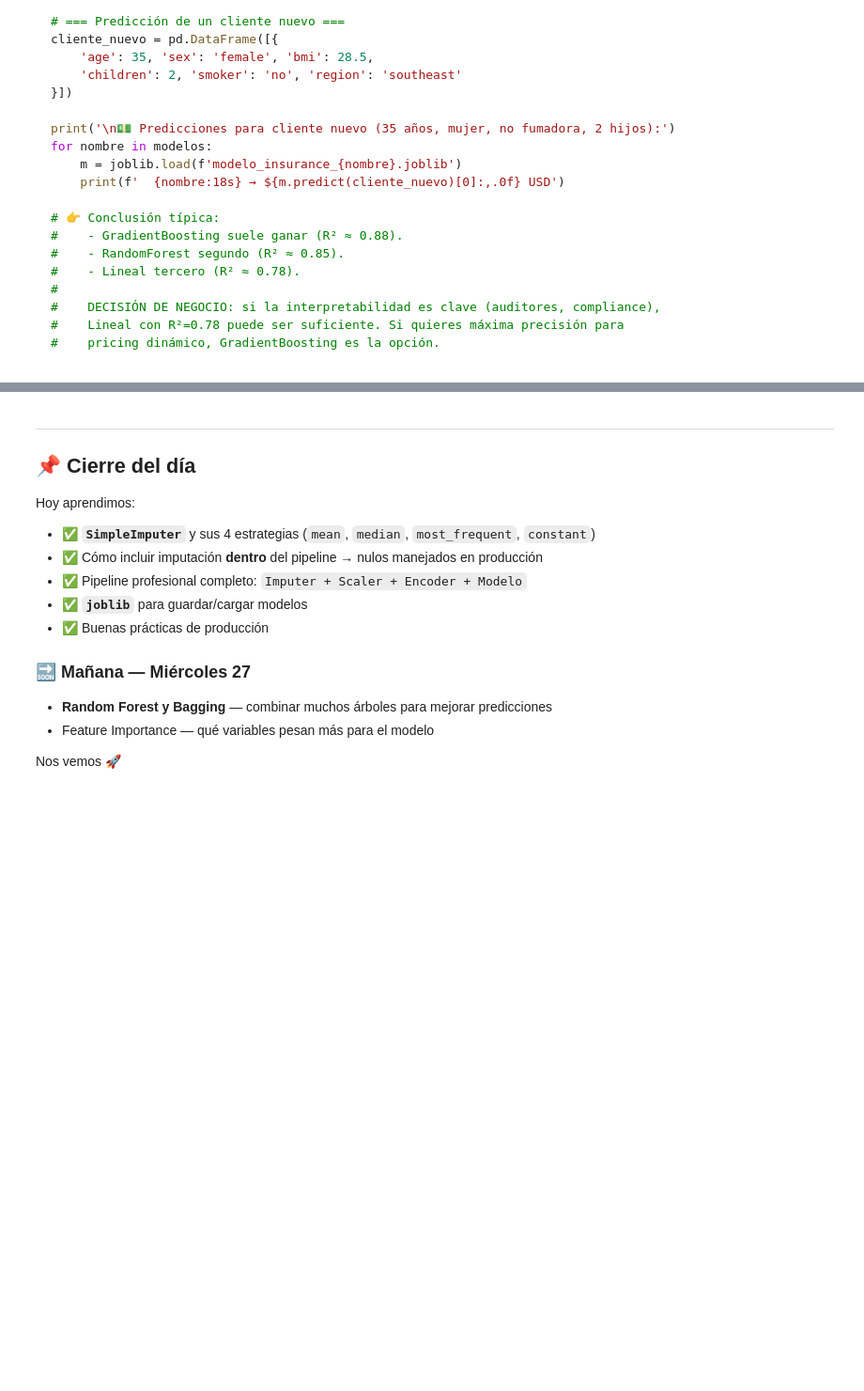
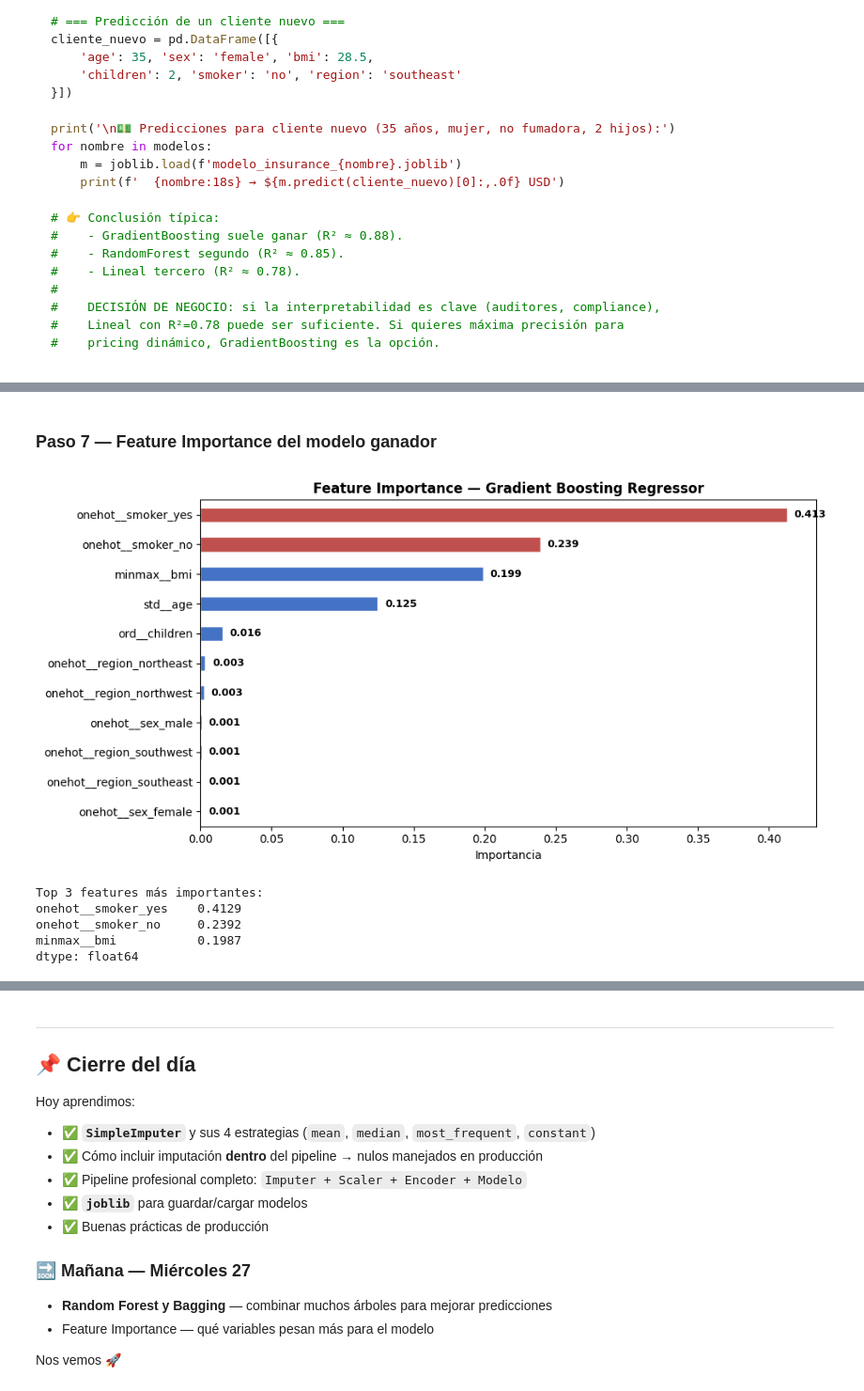
Before and after one commit to jeedorsa/Bootcamp-Data-Science, a Jupyter notebook: Clases/6-RegressionModels/6.2-Imputer-GuardarModelos.ipynb, the cells around one changed output, grey strips where cells are left out. Shown at 94% size. Cells and saved outputs as stored; diff of their text form; code cells hidden in the pictures; folded sections open; blank space fills up the shorter version.

```diff
--- a/Clases/6-RegressionModels/6.2-Imputer-GuardarModelos.ipynb
+++ b/Clases/6-RegressionModels/6.2-Imputer-GuardarModelos.ipynb
@@ -581,0 +914,32 @@ for nombre in modelos:
+# %% [markdown]
+### Paso 7 — Feature Importance del modelo ganador
+# %%
+# Extraer feature importance del Gradient Boosting (el ganador)
+gbr_cargado = joblib.load('modelo_insurance_gradient_boost.joblib')
+
+# Recuperamos los nombres de las features después del ColumnTransformer
+feature_names = gbr_cargado.named_steps['prep'].get_feature_names_out()
+importancia = pd.Series(
+    gbr_cargado.named_steps['mod'].feature_importances_,
+    index=feature_names
+).sort_values()
+
+fig, ax = plt.subplots(figsize=(10, 5))
+colores_imp = ['#C0504D' if 'smoker' in f else '#4472C4' for f in importancia.index]
+importancia.plot(kind='barh', color=colores_imp, edgecolor='white', ax=ax)
+for i, v in enumerate(importancia.values):
+    ax.text(v + 0.005, i, f'{v:.3f}', va='center', fontweight='bold', fontsize=9)
+ax.set_title('Feature Importance — Gradient Boosting Regressor', fontweight='bold')
+ax.set_xlabel('Importancia')
+plt.tight_layout()
+plt.show()
+
+print('Top 3 features más importantes:')
+print(importancia.sort_values(ascending=False).head(3).round(4))
+# %% [output]
+[figure, added]
+Top 3 features más importantes:
+onehot__smoker_yes    0.4129
+onehot__smoker_no     0.2392
+minmax__bmi           0.1987
+dtype: float64
```
Also changed, not shown: parts of 24 cells of this notebook, 3 other files.
